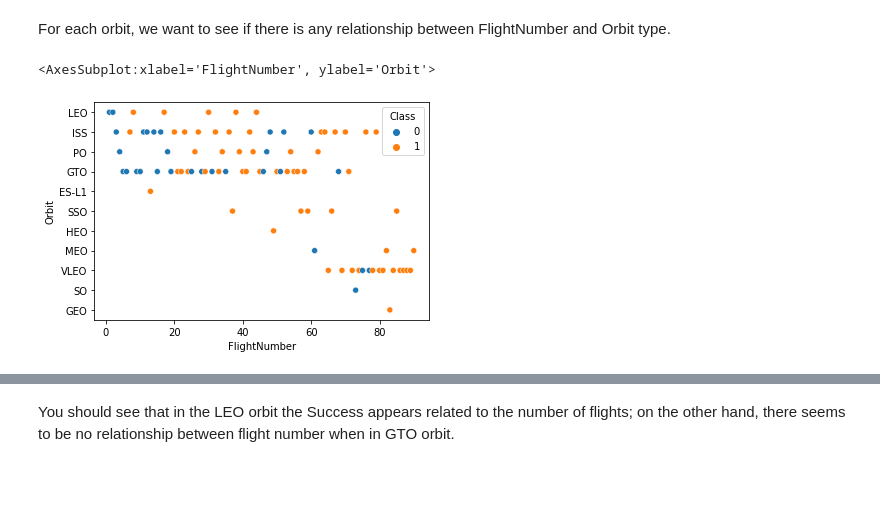
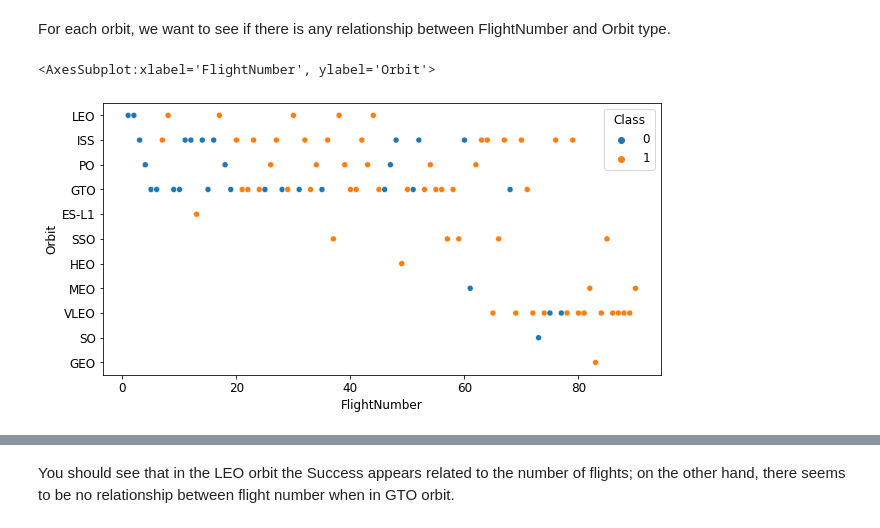
Before and after one commit to henockmamo54/test_coursera, a Jupyter notebook: jupyter-labs-eda-dataviz.ipynb, the cells around one changed output, grey strips where cells are left out. Cells and saved outputs as stored; diff of their text form; code cells hidden in the pictures; blank space fills up the shorter version.

```diff
--- a/jupyter-labs-eda-dataviz.ipynb
+++ b/jupyter-labs-eda-dataviz.ipynb
@@ -86,6 +86,8 @@ Next, let's drill down to each site visualize its detailed launch records.
 Use the function <code>catplot</code> to plot <code>FlightNumber</code> vs <code>LaunchSite</code>, set the  parameter <code>x</code>  parameter to <code>FlightNumber</code>,set the  <code>y</code> to <code>Launch Site</code> and set the parameter <code>hue</code> to <code>'class'</code>
 # %%
 # Plot a scatter point chart with x axis to be Flight Number and y axis to be the launch site, and hue to be the class value
+plt.figure(figsize=(10,5))
+plt.rcParams.update({'font.size': 12})
 sns.scatterplot(data=df, x="FlightNumber", y="LaunchSite",hue='Class')
 # %% [output]
 <AxesSubplot:xlabel='FlightNumber', ylabel='LaunchSite'>
@@ -98,6 +108,8 @@ Now try to explain the patterns you found in the Flight Number vs. Launch Site s
 We also want to observe if there is any relationship between launch sites and their payload mass.
 # %%
 # Plot a scatter point chart with x axis to be Pay Load Mass (kg) and y axis to be the launch site, and hue to be the class value
+plt.figure(figsize=(10,5))
+plt.rcParams.update({'font.size': 12})
 sns.scatterplot(data=df, x="PayloadMass", y="LaunchSite",hue='Class',legend='brief')
 # %% [output]
 <AxesSubplot:xlabel='PayloadMass', ylabel='LaunchSite'>
@@ -127,7 +157,9 @@ Analyze the ploted bar chart try to find which orbits have high sucess rate.
 For each orbit, we want to see if there is any relationship between FlightNumber and Orbit type.
 # %%
 # Plot a scatter point chart with x axis to be FlightNumber and y axis to be the Orbit, and hue to be the class value
+plt.figure(figsize=(10,5))
+plt.rcParams.update({'font.size': 12})
 sns.scatterplot(data=df, x="FlightNumber", y="Orbit",hue='Class',legend='brief')
 # %% [output]
 <AxesSubplot:xlabel='FlightNumber', ylabel='Orbit'>
-[figure, old version]
+[figure, new version]
```
Also changed, not shown: parts of 9 cells of this notebook.
